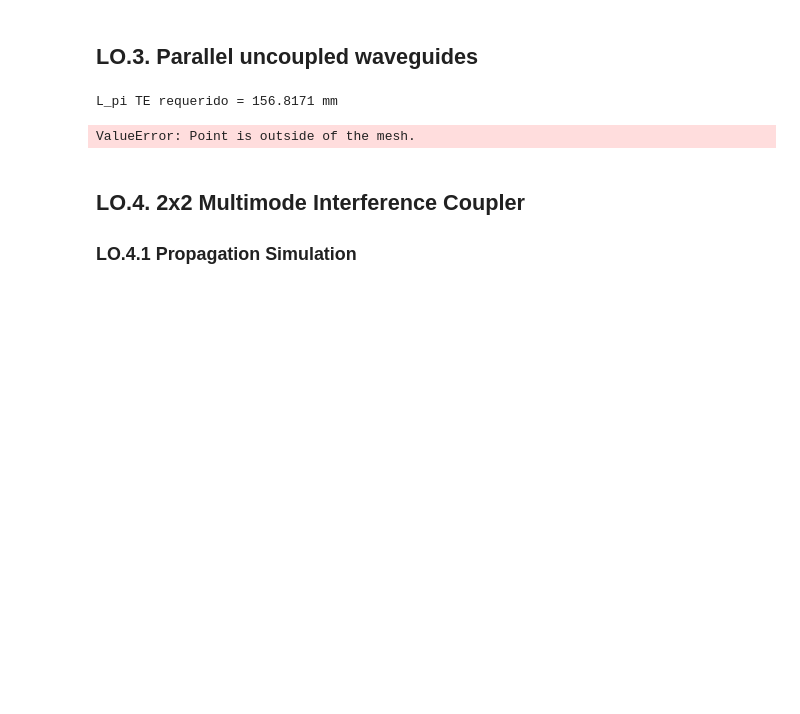
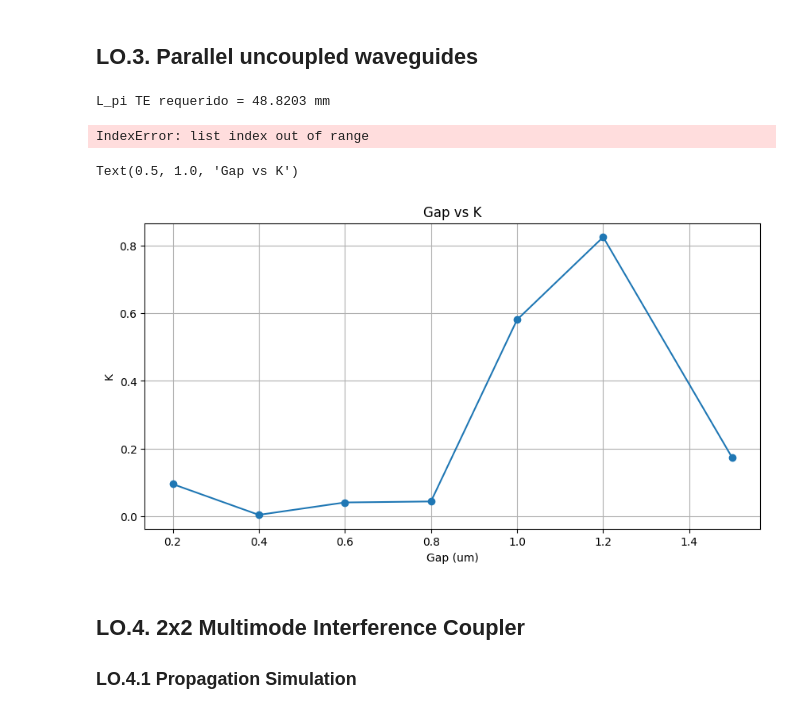
Before and after one commit to sergiipla834/pic-upv-lab2, a Jupyter notebook: COUPLERS_Student.ipynb, the cells around one changed output. Saved outputs shown, nothing was run; the diff lists cells and outputs as text; code cells hidden in the pictures; blank space fills up the shorter version.

Commit message:
Gap vs K graph done

```diff
--- a/COUPLERS_Student.ipynb
+++ b/COUPLERS_Student.ipynb
@@ -639,10 +639,10 @@ Entramos con toda la potencia por el puerto 2 y sale toda la potencia por el pue
 # Then you can sweep the gap and calculate the L_pi until reaching
 # the desired value.
 
-# We first calculate the Lpi needed to achieve K = 0.1 with a length typical of a chip L = 10mm
+# We first calculate the Lpi needed to achieve K = 0.01 with a length typical of a chip L = 10mm
 
 # Datos
-K = 0.01
+K = 0.1
 L = 10e-3  # 10 mm en metros
 
 # Cálculo
@@ -653,7 +653,7 @@ L_pi_TE_mm = L_pi * 1e3
 
 print(f"L_pi TE requerido = {L_pi_TE_mm:.4f} mm")
 # %% [output]
-L_pi TE requerido = 156.8171 mm
+L_pi TE requerido = 48.8203 mm
 # %%
 wg_gap = np.linspace(0.6,2,30) # Student. Gap between waveguides
 wg_width = 1 # Student. Core waveguides width
@@ -667,7 +667,7 @@ for i in range(30):
     wg_N = 2
 
     m = DC_EME() # Here you instantiate a Directional Coupler to be simulated with the Eigen-mode expansion (EME) algorithm.
-    m.MMI_num_modes = 12 # Number of modes to be calculated. Here, the higher, the better since we are going to calculate
+    m.MMI_num_modes = 1 # Number of modes to be calculated. Here, the higher, the better since we are going to calculate
                     # the propagation based on the mode decomposition.
     m.DC_wg_gap = wg_gap[i] # Gap between waveguides
     m.DC_wg_width = wg_width # Width of the waveguides core
@@ -688,7 +688,41 @@ plt.plot(wg_gap, K)
 plt.xlabel("Gap")
 plt.ylabel("K")
 # %% [output]
-ValueError: Point is outside of the mesh.
+IndexError: list index out of range
+# %%
+wg_width = 1
+L = 10*1000  # um
+
+gaps = [0.2, 0.4, 0.6, 0.8, 1.0, 1.2, 1.5]
+
+L_pi = []
+K = []
+
+for gap in gaps:
+
+    m = DC_EME()
+    m.MMI_num_modes = 12
+    m.DC_wg_gap = gap
+    m.DC_wg_width = wg_width
+    m.DC_N_waveguides = 2
+
+    m.find_all_modes()
+
+    Lpi = m.get_L_pi()
+    L_pi.append(Lpi)
+
+    K_val = np.sin(0.5*np.pi*(L/Lpi))**2
+    K.append(K_val)
+# %%
+plt.figure(figsize=(10,5))
+plt.plot(gaps, K,'o-')
+plt.grid()
+plt.xlabel("Gap (um)")
+plt.ylabel("K")
+plt.title("Gap vs K")
+# %% [output]
+Text(0.5, 1.0, 'Gap vs K')
+[figure, added]
 # %% [markdown]
 ## LO.4. 2x2 Multimode Interference Coupler
 
```
Also changed, not shown: parts of 13 cells of this notebook.
